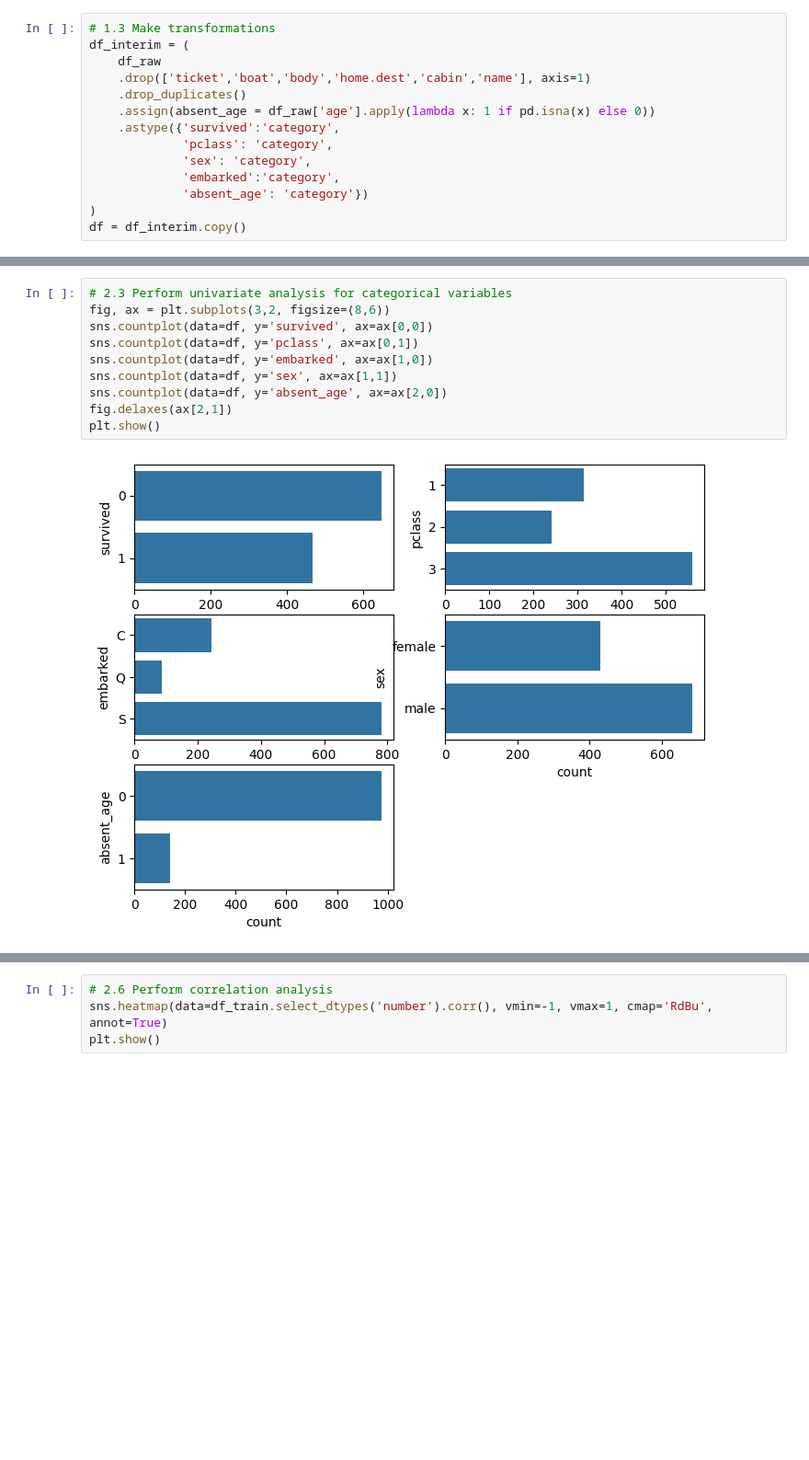
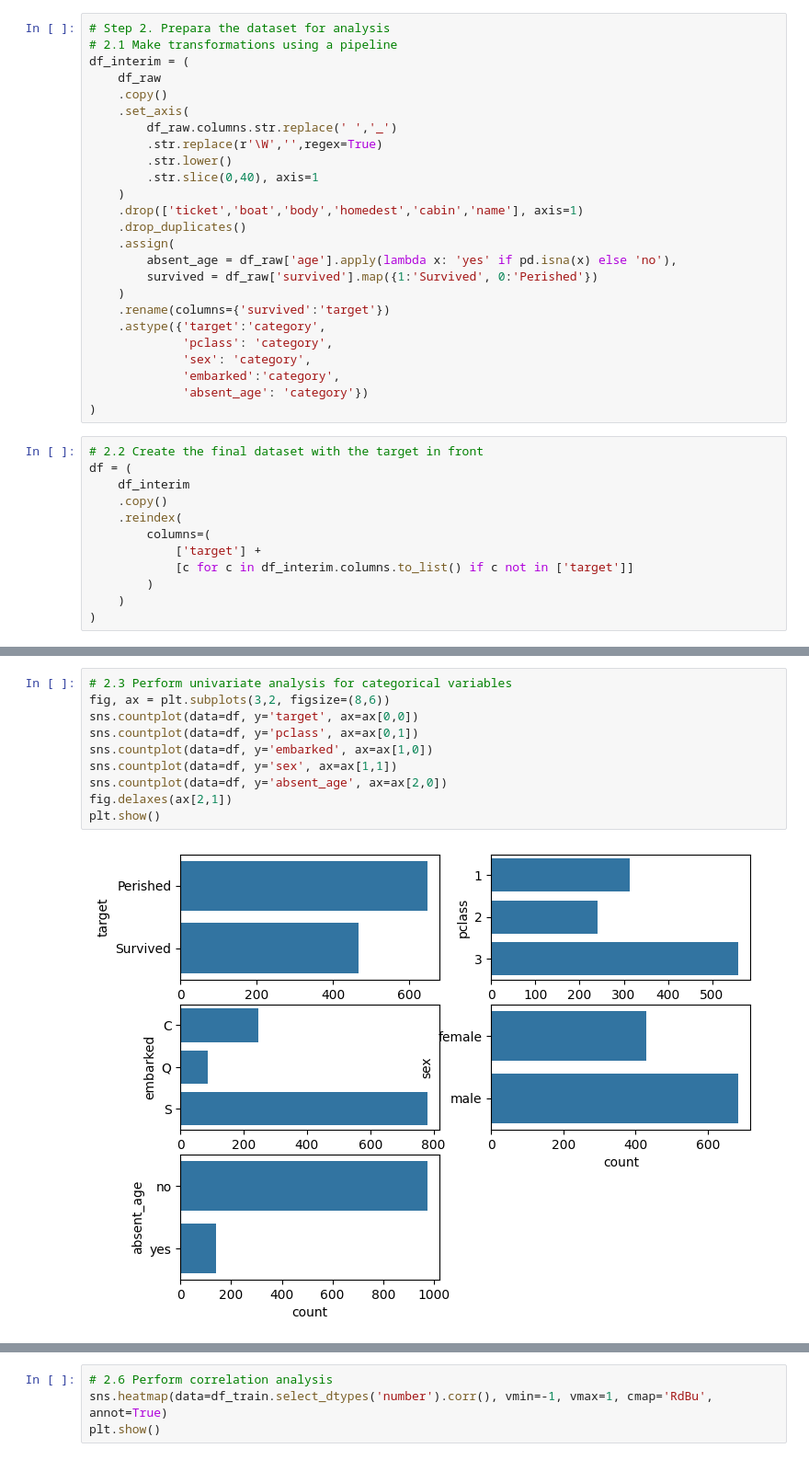
Before and after one commit to alexismenanieves/4Geeks, a Jupyter notebook: Titanic_Analysis_Model.ipynb, the cells around one changed output, grey strips where cells are left out. Shown at 92% size. Drawn from its saved outputs; the diff is of its cells as text; blank space fills up the shorter version.

Commit message:
Update pipeline. Accuracy: 0.767

```diff
--- a/Titanic_Analysis_Model.ipynb
+++ b/Titanic_Analysis_Model.ipynb
@@ -66,14 +77,37 @@ display(df_raw.sample(10, random_state=2024))
 # %%
-# 1.3 Make transformations
+# Step 2. Prepara the dataset for analysis
+# 2.1 Make transformations using a pipeline
 df_interim = (
     df_raw
-    .drop(['ticket','boat','body','home.dest','cabin','name'], axis=1)
+    .copy()
+    .set_axis(
+        df_raw.columns.str.replace(' ','_')
+        .str.replace(r'\W','',regex=True)
+        .str.lower()
+        .str.slice(0,40), axis=1
+    )
+    .drop(['ticket','boat','body','homedest','cabin','name'], axis=1)
     .drop_duplicates()
-    .assign(absent_age = df_raw['age'].apply(lambda x: 1 if pd.isna(x) else 0))
-    .astype({'survived':'category',
+    .assign(
+        absent_age = df_raw['age'].apply(lambda x: 'yes' if pd.isna(x) else 'no'),
+        survived = df_raw['survived'].map({1:'Survived', 0:'Perished'})
+    )
+    .rename(columns={'survived':'target'})
+    .astype({'target':'category',
              'pclass': 'category',
              'sex': 'category',
              'embarked':'category',
              'absent_age': 'category'})
 )
-df = df_interim.copy()
+# %%
+# 2.2 Create the final dataset with the target in front
+df = (
+    df_interim
+    .copy()
+    .reindex(
+        columns=(
+            ['target'] +
+            [c for c in df_interim.columns.to_list() if c not in ['target']]
+        )
+    )
+)
@@ -127,14 +164,14 @@ plt.show()
 # %%
 # 2.3 Perform univariate analysis for categorical variables
 fig, ax = plt.subplots(3,2, figsize=(8,6))
-sns.countplot(data=df, y='survived', ax=ax[0,0])
+sns.countplot(data=df, y='target', ax=ax[0,0])
 sns.countplot(data=df, y='pclass', ax=ax[0,1])
 sns.countplot(data=df, y='embarked', ax=ax[1,0])
 sns.countplot(data=df, y='sex', ax=ax[1,1])
 sns.countplot(data=df, y='absent_age', ax=ax[2,0])
 fig.delaxes(ax[2,1])
 plt.show()
 # %% [output]
-[figure, old version]
+[figure, new version]
 # %%
 # 2.4 Perform bivariate analysis for numerical values, using target
```
Also changed, not shown: parts of 32 cells of this notebook.
